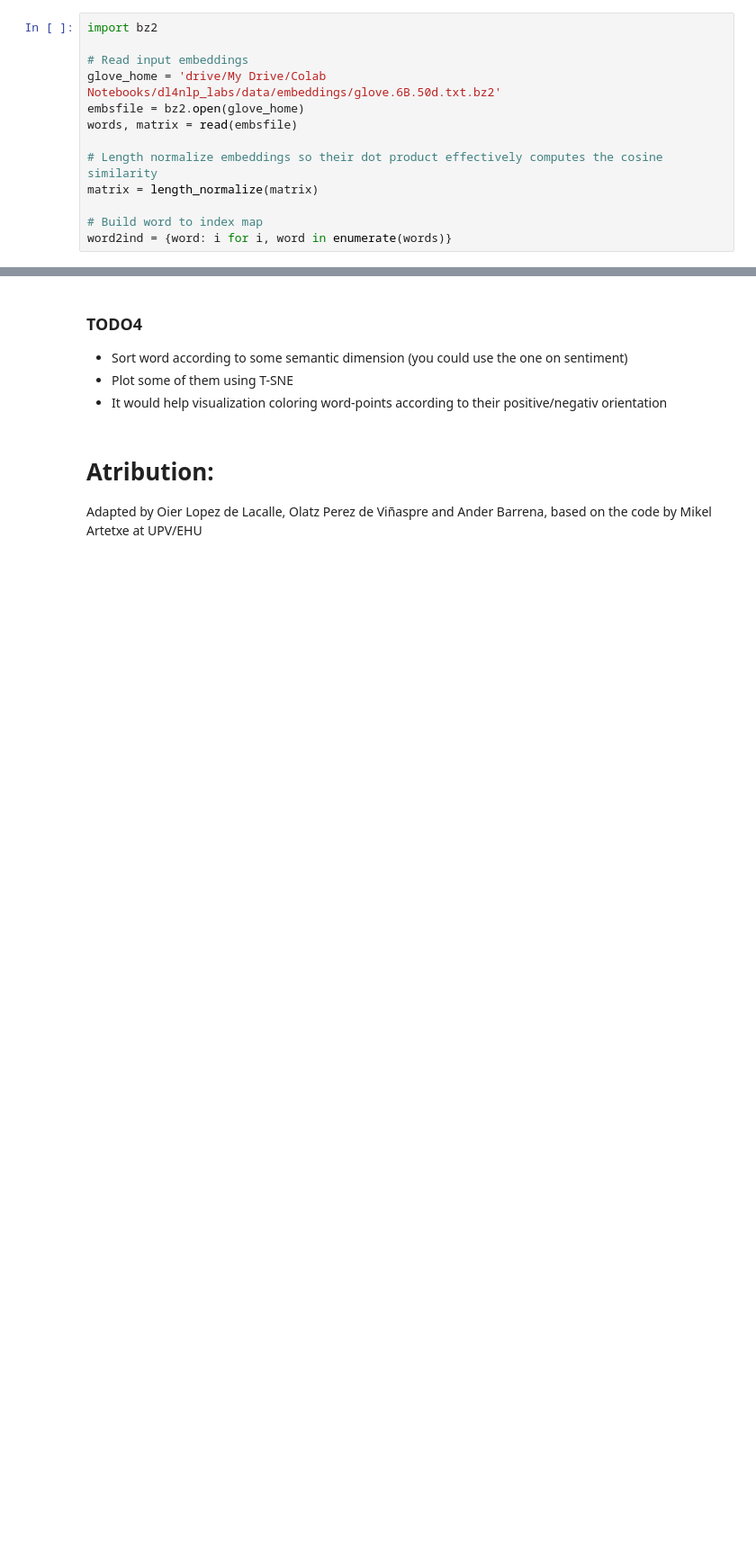
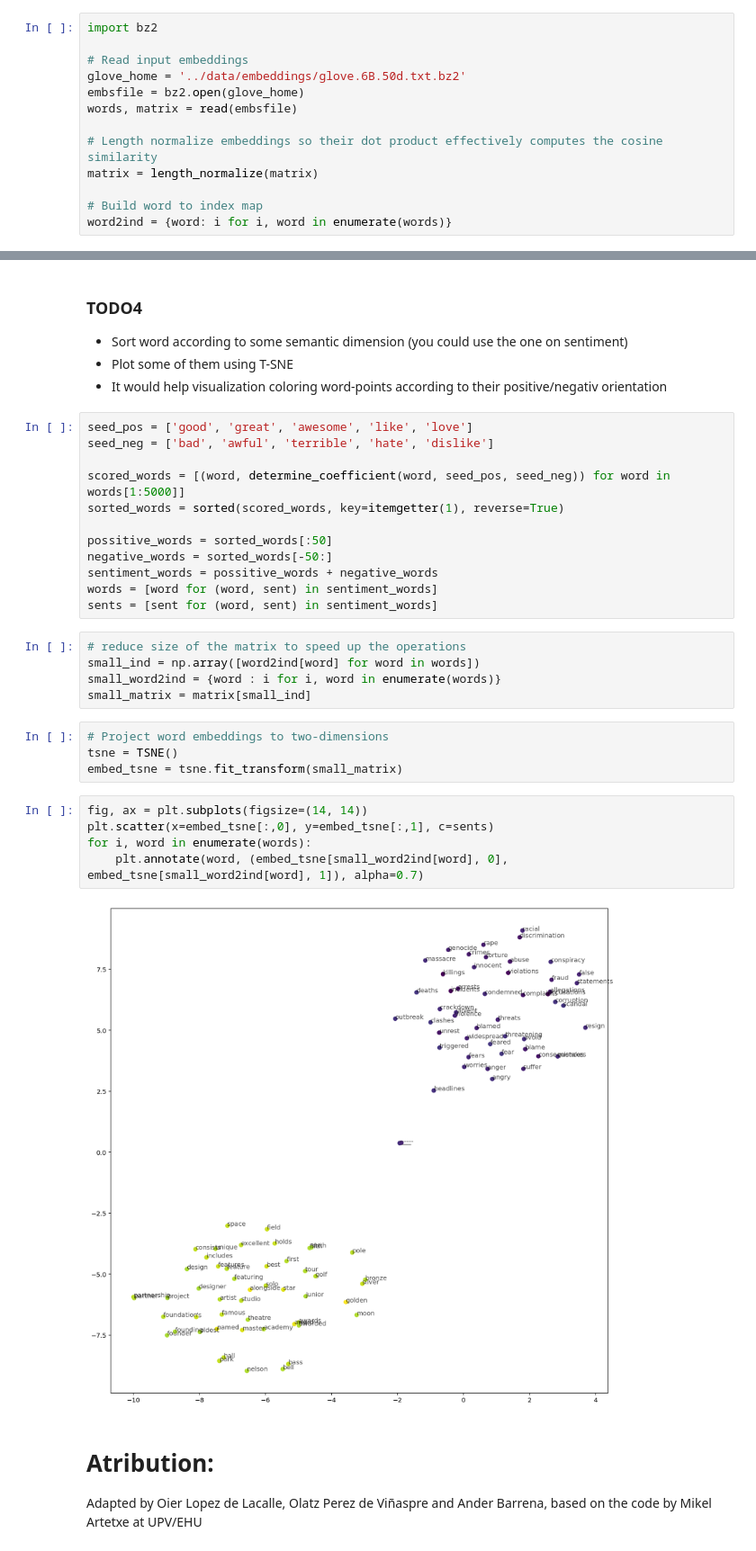
Before and after one commit to juletx/deep-learning-nlp, a Jupyter notebook: assignments/2. Word_embeddings.ipynb, the cells around one changed output, grey strips where cells are left out. Shown at 90% size. Cells and saved outputs as stored; diff of their text form; blank space fills up the shorter version.

```diff
--- a/assignments/2. Word_embeddings.ipynb
+++ b/assignments/2. Word_embeddings.ipynb
@@ -72,7 +78,7 @@ drive.mount('/content/drive')
 import bz2
 
 # Read input embeddings
-glove_home = 'drive/My Drive/Colab Notebooks/dl4nlp_labs/data/embeddings/glove.6B.50d.txt.bz2'
+glove_home = '../data/embeddings/glove.6B.50d.txt.bz2'
 embsfile = bz2.open(glove_home)
 words, matrix = read(embsfile)
 
@@ -272,6 +664,34 @@ for i, word in enumerate(words[start_ind:end_ind]):
 - Sort word according to some semantic dimension (you could use the one on sentiment)
 - Plot some of them using T-SNE
 - It would help visualization coloring word-points according to their positive/negativ orientation
+# %%
+seed_pos = ['good', 'great', 'awesome', 'like', 'love']
+seed_neg = ['bad', 'awful', 'terrible', 'hate', 'dislike']
+
+scored_words = [(word, determine_coefficient(word, seed_pos, seed_neg)) for word in words[1:5000]]
+sorted_words = sorted(scored_words, key=itemgetter(1), reverse=True)
+
+possitive_words = sorted_words[:50]
+negative_words = sorted_words[-50:]
+sentiment_words = possitive_words + negative_words
+words = [word for (word, sent) in sentiment_words]
+sents = [sent for (word, sent) in sentiment_words]
+# %%
+# reduce size of the matrix to speed up the operations
+small_ind = np.array([word2ind[word] for word in words])
+small_word2ind = {word : i for i, word in enumerate(words)}
+small_matrix = matrix[small_ind]
+# %%
+# Project word embeddings to two-dimensions
+tsne = TSNE()
+embed_tsne = tsne.fit_transform(small_matrix)
+# %%
+fig, ax = plt.subplots(figsize=(14, 14))
+plt.scatter(x=embed_tsne[:,0], y=embed_tsne[:,1], c=sents)
+for i, word in enumerate(words):
+    plt.annotate(word, (embed_tsne[small_word2ind[word], 0], embed_tsne[small_word2ind[word], 1]), alpha=0.7)
+# %% [output]
+[figure, added]
 # %% [markdown]
 # Atribution:
 Adapted by Oier Lopez de Lacalle, Olatz Perez de Viñaspre and Ander Barrena, based on the code by Mikel Artetxe at UPV/EHU
```
Also changed, not shown: parts of 26 cells of this notebook.
